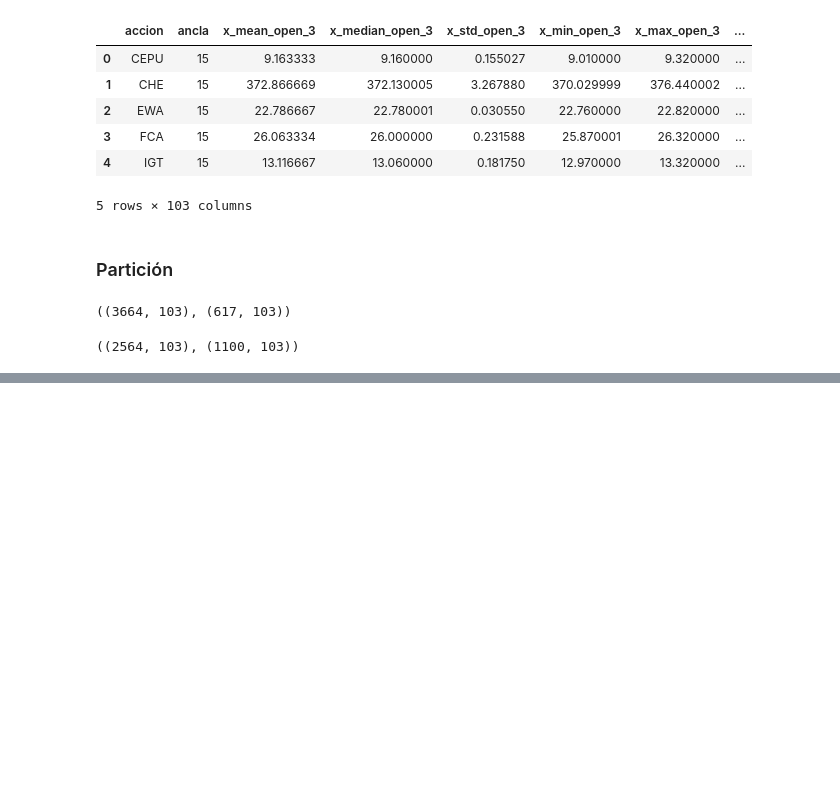
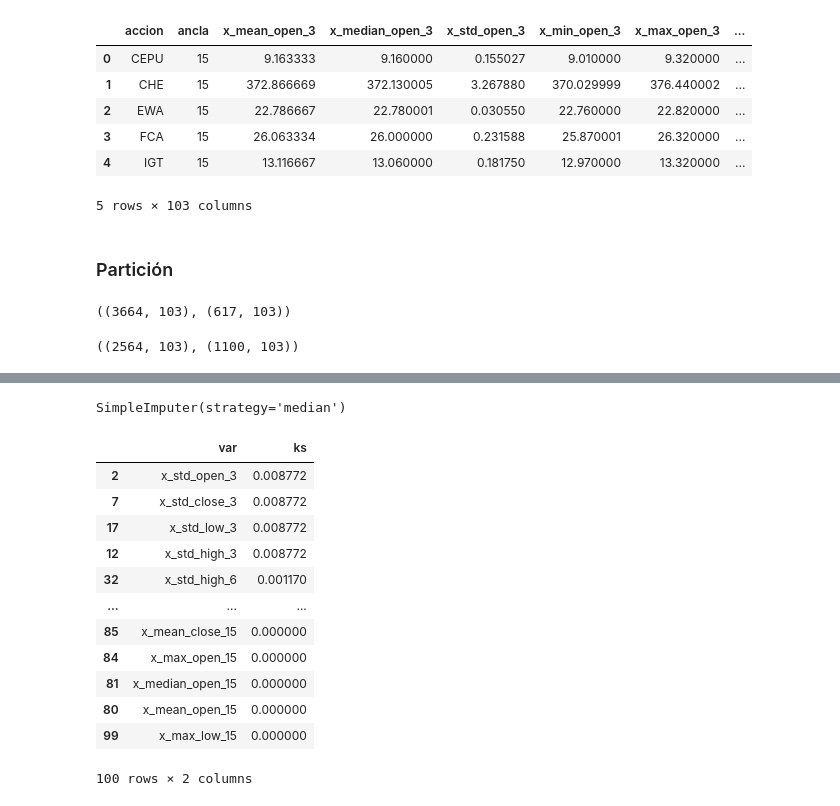
Before and after one commit to JGFuentesC/amv_2023_2, a Jupyter notebook: practicas/Regresión Acciones.ipynb, the cells around one changed output, grey strips where cells are left out. Saved outputs shown, nothing was run; the diff lists cells and outputs as text; code cells hidden in the pictures; blank space fills up the shorter version.

Commit message:
Finalización de ejercicio de regresión de acciones y hello Análisis Discriminante

```diff
--- a/practicas/Regresión Acciones.ipynb
+++ b/practicas/Regresión Acciones.ipynb
@@ -182,0 +197,5 @@ train.shape,valid.shape
+# %%
+um = ['accion','ancla']
+# %%
+varc = [v for v in train.columns if v.startswith('x_')]
+len(varc)
@@ -182,0 +224,5 @@ train.shape,valid.shape
+# %%
+im = SimpleImputer(strategy='median')
+im.fit(train[varc])
+# %% [output]
+SimpleImputer(strategy='median')
@@ -182,0 +232,18 @@ train.shape,valid.shape
+# %%
+ks = pd.DataFrame(map(lambda v: (v, stats.ks_2samp(Xi[v], train[v].dropna(
+)).statistic), varc), columns=['var', 'ks']).sort_values(by='ks', ascending=False)
+ks
+# %% [output]
+|  | var | ks |
+| 2 | x_std_open_3 | 0.008772 |
+| 7 | x_std_close_3 | 0.008772 |
+| 17 | x_std_low_3 | 0.008772 |
+| 12 | x_std_high_3 | 0.008772 |
+| 32 | x_std_high_6 | 0.001170 |
+| ... | ... | ... |
+| 85 | x_mean_close_15 | 0.000000 |
+| 84 | x_max_open_15 | 0.000000 |
+| 81 | x_median_open_15 | 0.000000 |
+| 80 | x_mean_open_15 | 0.000000 |
+| 99 | x_max_low_15 | 0.000000 |
+100 rows × 2 columns
```
Also changed, not shown: parts of 31 cells of this notebook, 2 other files.
